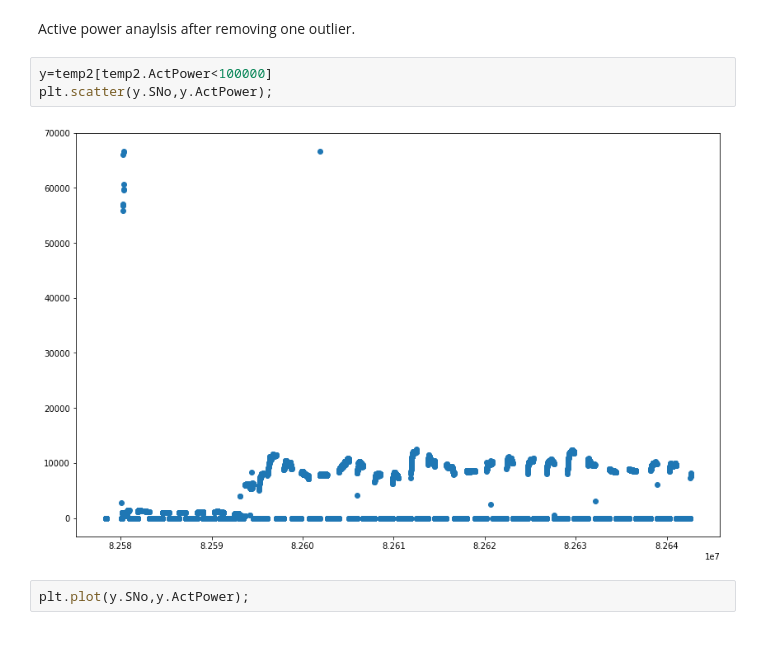
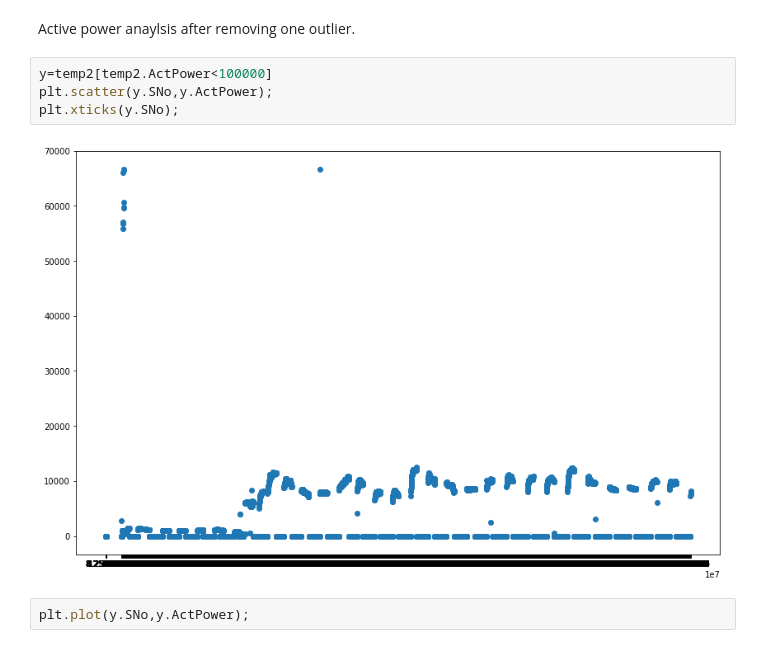
Before and after one commit to jadoonengr/BTS-Analysis, a Jupyter notebook: BTS-Analysis.ipynb, the cells around one changed output. Cells and saved outputs as stored; diff of their text form.

```diff
--- a/BTS-Analysis.ipynb
+++ b/BTS-Analysis.ipynb
@@ -150,8 +150,9 @@ Active power anaylsis after removing one outlier.
 # %%
 y=temp2[temp2.ActPower<100000]
 plt.scatter(y.SNo,y.ActPower);
+plt.xticks(y.SNo);
 # %% [output]
-[figure, old version]
+[figure, new version]
 # %%
 plt.plot(y.SNo,y.ActPower);
 # %% [output]
```
